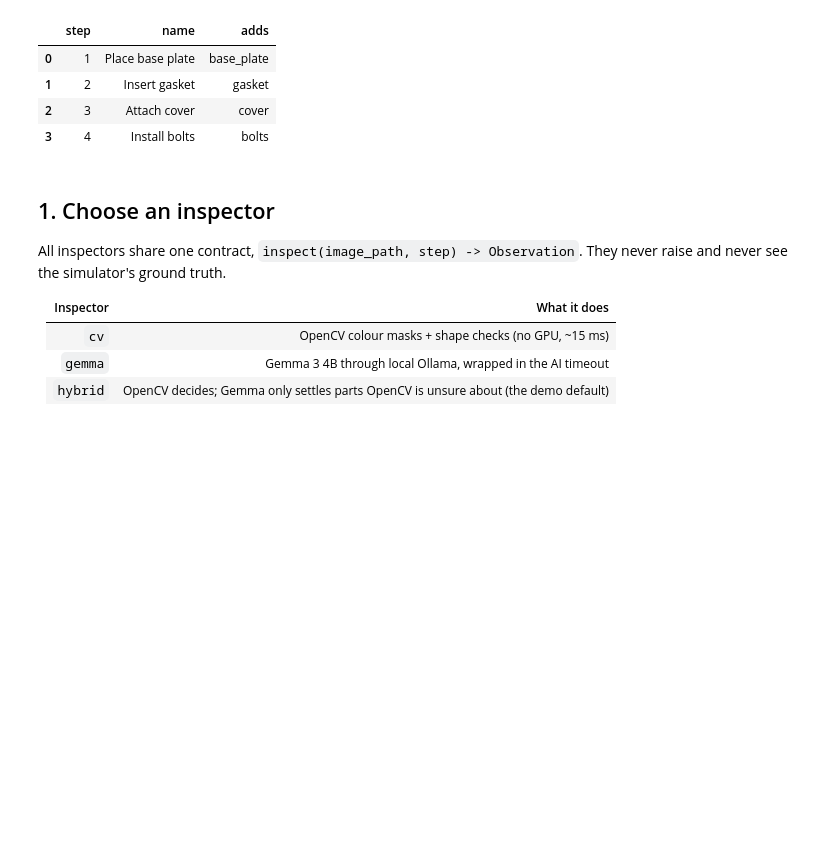
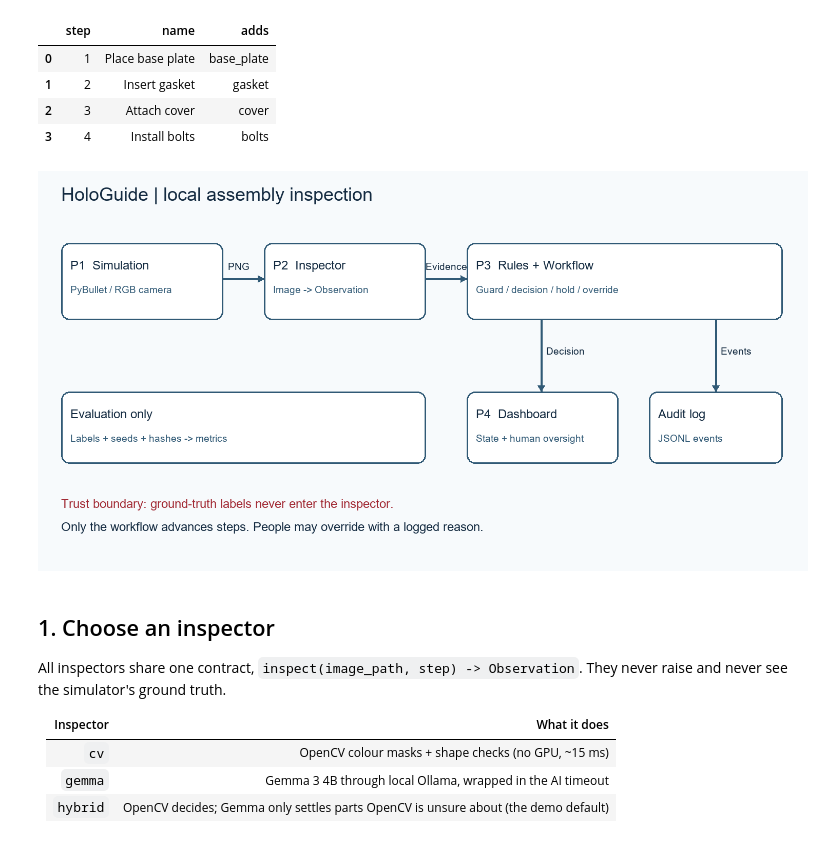
Before and after one commit to OmarElkott/HoloGuide, a Jupyter notebook: notebooks/hologuide_demo.ipynb, the cells around one changed output. Cells and saved outputs as stored; diff of their text form; code cells hidden in the pictures; blank space fills up the shorter version.

```diff
--- a/notebooks/hologuide_demo.ipynb
+++ b/notebooks/hologuide_demo.ipynb
@@ -43,6 +61,15 @@ Sealed Cover Assembly - 4 steps; confidence threshold 0.7 ; AI timeout 20.0 s
 | 1 | 2 | Insert gasket | gasket |
 | 2 | 3 | Attach cover | cover |
 | 3 | 4 | Install bolts | bolts |
+# %%
+try:
+    from IPython.display import display
+    from PIL import Image
+    display(Image.open(ROOT / "docs" / "architecture.png"))
+except ImportError:
+    print("Architecture diagram:", ROOT / "docs" / "architecture.png")
+# %% [output]
+[figure, added]
 # %% [markdown]
 ## 1. Choose an inspector
 
```
Also changed, not shown: parts of 9 cells of this notebook.
